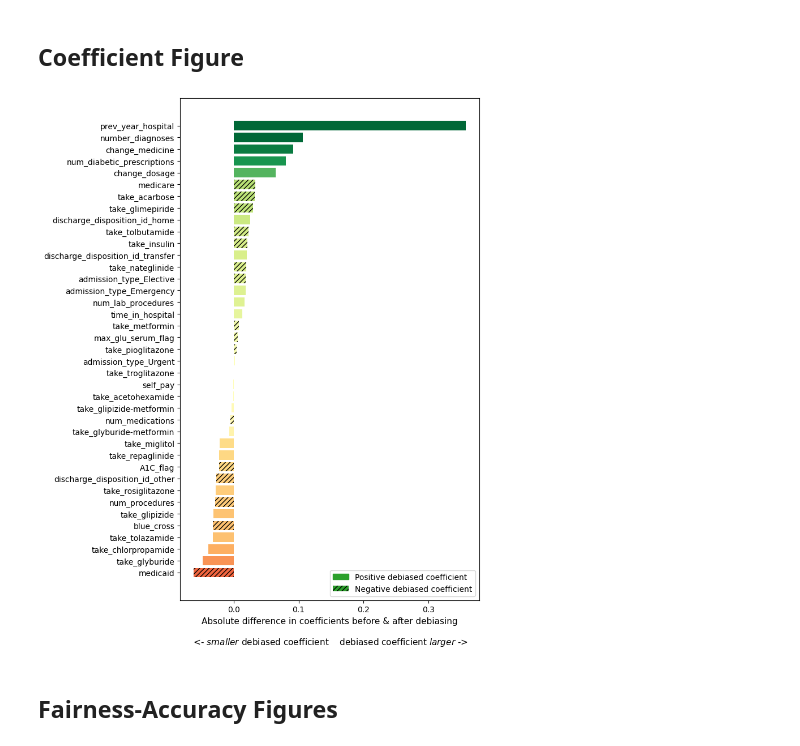
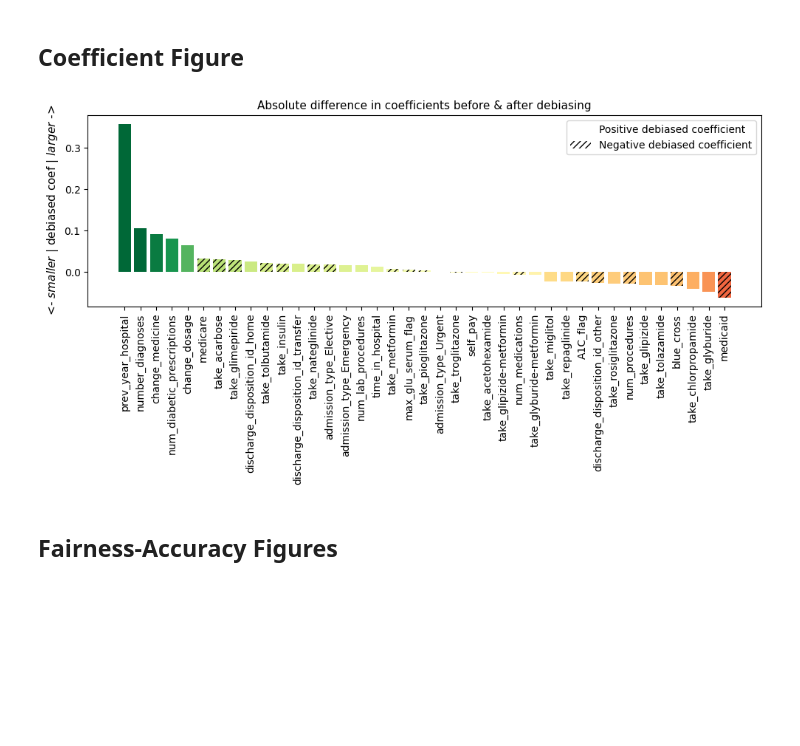
Before and after one commit to ah140797/AlgorithmicFairnessExam, a Jupyter notebook: notebook__.ipynb, the cells around one changed output. Drawn from its saved outputs; the diff is of its cells as text; code cells hidden in the pictures; blank space fills up the shorter version.

Commit message:
figex plots

```diff
--- a/notebook__.ipynb
+++ b/notebook__.ipynb
@@ -684,38 +686,40 @@ coefs_diff_df = pd.DataFrame({
 })
 
 # Sort the DataFrame by coefficient difference
-coefs_diff_df = coefs_diff_df.sort_values(by='Coefficient Difference', ascending=True)
+coefs_diff_df = coefs_diff_df.sort_values(by='Coefficient Difference', ascending=False)
 # %%
 # Get the data for color normalization
 data_color = coefs_diff_df['Coefficient Difference']
 
 # Choose the colormap
 pal = 'RdYlGn'
 my_colors = plt.cm.get_cmap(pal)
 
 # Normalize the data
 norm = Normalize(-0.1, 0.1)
 colors = my_colors(norm(data_color))
 
 # Plotting the differences in coefficients
-plt.figure(figsize=(8, 10))
-bars = plt.barh(coefs_diff_df['Feature'], coefs_diff_df['Coefficient Difference'], color=colors)
-plt.xlabel('Absolute difference in coefficients before & after debiasing\n \n <- $\it{smaller}$ debiased coefficient    debiased coefficient $\it{larger}$ -> ', fontsize=11)
+plt.figure(figsize=(10, 5.5))
+bars = plt.bar(coefs_diff_df['Feature'], coefs_diff_df['Coefficient Difference'], color=colors)
+plt.ylabel(' <- $\it{smaller}$ | debiased coef | $\it{larger}$ -> ', fontsize=11)
+plt.title('Absolute difference in coefficients before & after debiasing', fontsize=11)
+plt.xticks(rotation=90)
 
 for bar, value in zip(bars, coefs_diff_df['coefs_decorrelated']):
     if value < 0:
         bar.set_hatch('////')
 
 # Custom legend
-baseline_patch = mpatches.Patch(color='tab:green', label='Positive debiased coefficient')
-debiased_patch = mpatches.Patch(facecolor='tab:green', hatch='////', label='Negative debiased coefficient')
+baseline_patch = mpatches.Patch(color='white', label='Positive debiased coefficient')
+debiased_patch = mpatches.Patch(facecolor='white', hatch='////', label='Negative debiased coefficient')
 
 # Add the legend to the plot
-plt.legend(handles=[baseline_patch, debiased_patch], loc='lower right')
+plt.legend(handles=[baseline_patch, debiased_patch], loc='upper right')
 plt.tight_layout()
 plt.savefig(FIGURES_PATH+"coefficients_difference.svg")
 # %% [output]
-[figure, old version]
+[figure, new version]
 # %% [markdown]
 ## Fairness-Accuracy Figures
 # %%
```
Also changed, not shown: parts of 2 cells of this notebook, 10 other files.
